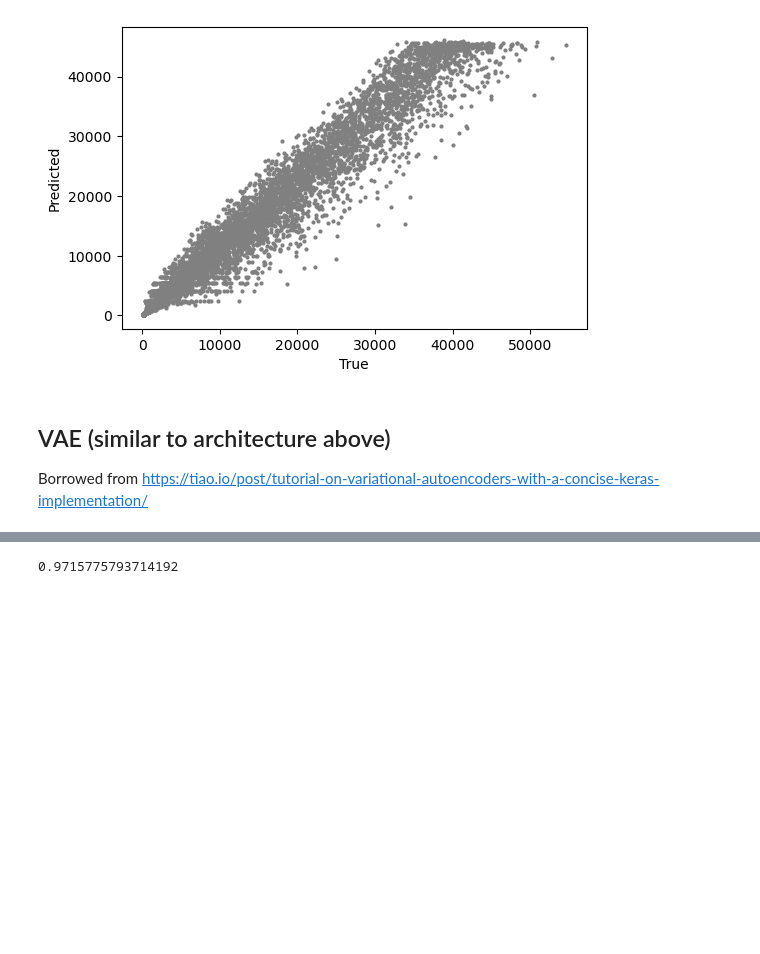
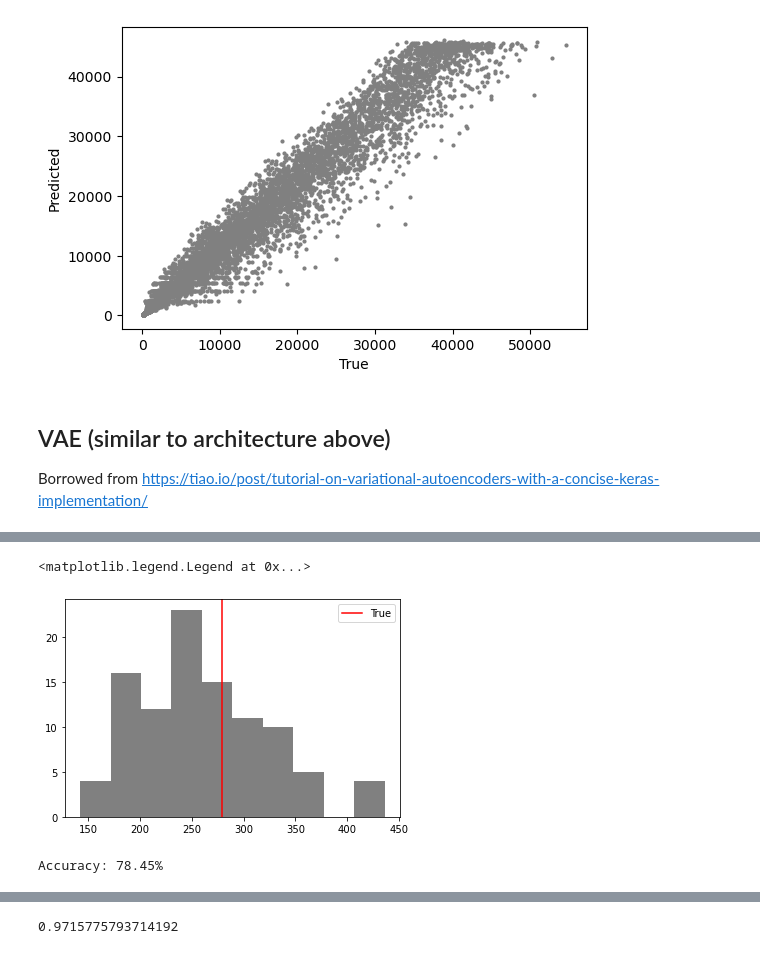
Before and after one commit to VivaswatS/selCoefEst, a Jupyter notebook: working_selCoefEst.ipynb, the cells around one changed output, grey strips where cells are left out. Drawn from its saved outputs; the diff is of its cells as text; code cells hidden in the pictures; blank space fills up the shorter version.

```diff
--- a/working_selCoefEst.ipynb
+++ b/working_selCoefEst.ipynb
@@ -250,10 +262,8 @@ array([[ 1.4860204 ,  0.9078547 ],
 # %%
 nsamps = 100
-z_preds = encoder.predict(test_data)
+z_samps = np.empty((test_labs.shape[0], latent_dim))
 preds_vae = np.empty((nsamps, test_labs.shape[0]))
 for i in range(nsamps):
-    # draw scaling factor from N(0,1)
-    z_preds[:,1] *= np.random.randn(len(z_preds))
-    preds_vae[i,:] = decoder.predict(z_preds).reshape(-1)
-# z_preds = encoder.predict(test_data)
-# preds_vae = decoder.predict(z_preds)
+    for l in range(latent_dim):
+        z_samps[:,l] = np.random.normal(z_preds[0][:,l], z_preds[1][:,l])
+    preds_vae[i,:] = decoder.predict(z_samps).reshape(-1)
@@ -300,0 +301,8 @@ Text(0.5, 1.0, 'Allele age estimation')
+# %%
+## plot histogram of samples of allele age...
+plt.hist(np.exp(preds_vae[:,76]), color="grey")
+plt.axvline(x=np.exp(test_labs[76]), color="red", label="True")
+plt.legend()
+# %% [output]
+<matplotlib.legend.Legend at 0x...>
+[figure, added]
@@ -300,0 +313,11 @@ Text(0.5, 1.0, 'Allele age estimation')
+# %%
+# check if true values fall within 95% CI of the estimates
+inctr = np.full(len(test_labs), False, dtype='bool')
+for i in range(len(test_labs)):
+    lb, ub = get_eci(np.exp(preds_vae[:,i]))
+    if np.exp(test_labs[i])>=lb and np.exp(test_labs[i])<=ub:
+        inctr[i] = True
+
+print('Accuracy: {:.2f}%'.format(100*np.sum(inctr)/len(test_labs)))
+# %% [output]
+Accuracy: 78.45%
```
Also changed, not shown: parts of 17 cells of this notebook.
